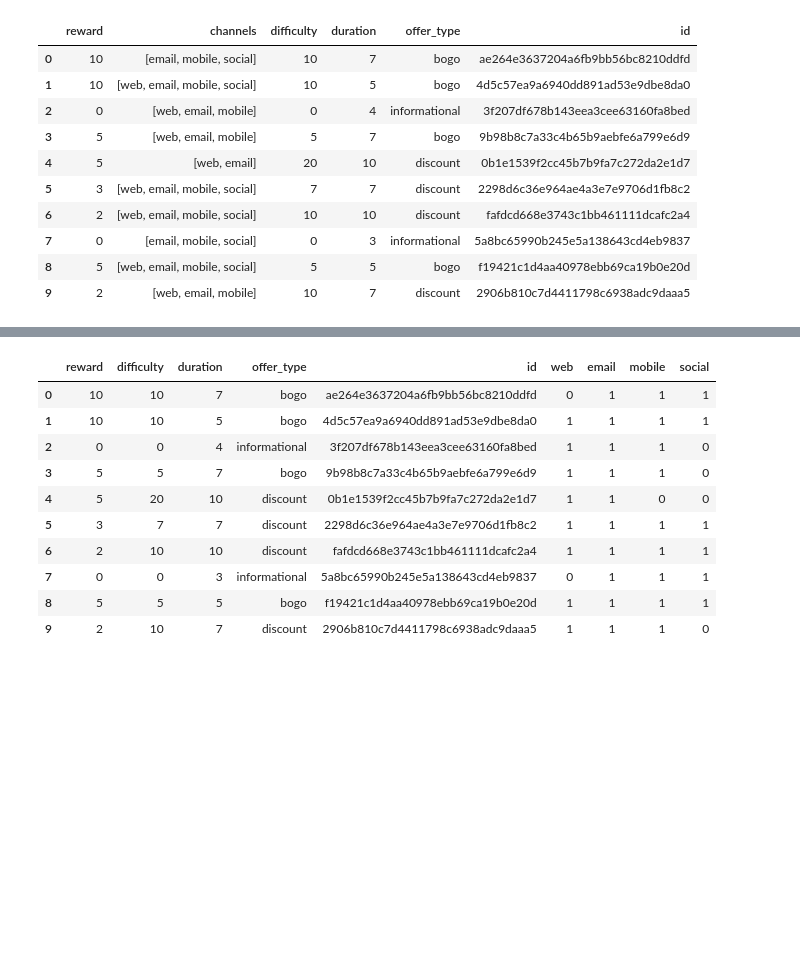
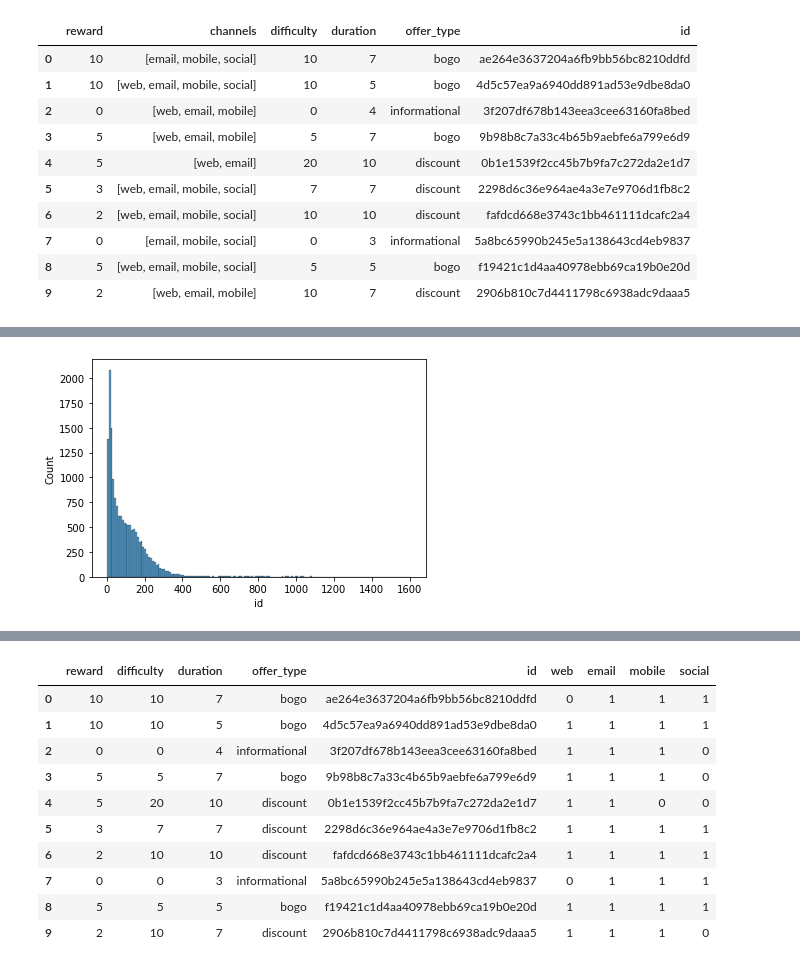
Before and after one commit to mikeolubode/Starbucks_Recommendation_FunkSVD, a Jupyter notebook: Starbucks_Capstone_notebook.ipynb, the cells around one changed output, grey strips where cells are left out. Drawn from its saved outputs; the diff is of its cells as text; code cells hidden in the pictures; blank space fills up the shorter version.

```diff
--- a/Starbucks_Capstone_notebook.ipynb
+++ b/Starbucks_Capstone_notebook.ipynb
@@ -246,0 +252,6 @@ transcript.sample(5)
+# %%
+
+amt_spent = transcript[transcript.event == 'transaction'].groupby('person', as_index=False)['id'].sum()
+amt_spent.columns = ['person','amount']
+print(len(amt_spent))
+amt_spent.head()
@@ -246,0 +266,5 @@ transcript.sample(5)
+# %%
+# not everyone in the population made a transaction
+sns.histplot(amt_spent.id);
+# %% [output]
+[figure, added]
```
Also changed, not shown: parts of 36 cells of this notebook.
